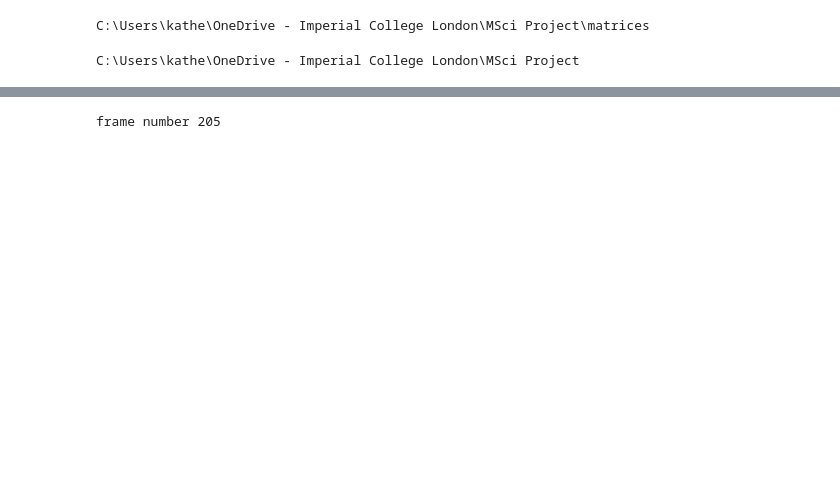
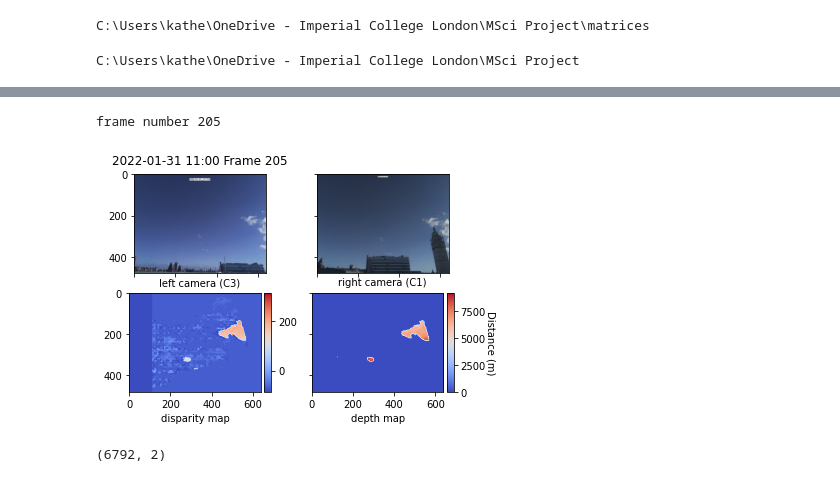
Before and after one commit to kemarrow/cloud-stereo-new, a Jupyter notebook: UndistortRectifySingleWorldCoordinates.ipynb, the cells around one changed output, grey strips where cells are left out. Saved outputs shown, nothing was run; the diff lists cells and outputs as text; code cells hidden in the pictures; blank space fills up the shorter version.

Commit message:
manual estimate of camera matrices

```diff
--- a/UndistortRectifySingleWorldCoordinates.ipynb
+++ b/UndistortRectifySingleWorldCoordinates.ipynb
@@ -226,7 +227,7 @@ def gen_mask(points, imshape, timemask=None):
 
     return mask.transpose()[:, :, None].astype('uint8')
 
-mask_C1 = gen_mask(img1_mask_lowres, (640, 480), timemask=mask_points_time1/2)
+mask_C1 = gen_mask(img1_mask_lowres, (640, 480), timemask=mask_points_time3)
 mask_C3 = gen_mask(img3_mask, (640, 480), timemask=mask_points_time3)
 # %%
 %cd "C:\Users\kathe\OneDrive - Imperial College London\MSci Project\matrices"
@@ -283,11 +284,11 @@ w, h = 640, 480
 #Create stereo matching object and set disparity parameters
 #Note: disparity range is tuned according to specific parameters obtained through trial and error.
 win_size = 8
-min_disp = 1
+min_disp = 0
 max_disp = 7
 num_disp = 16*max_disp - 16*min_disp # Needs to be divisible by 16
 #Create Block matching object.
-stereo = cv.StereoSGBM_create(minDisparity= min_disp,
+stereo = cv.StereoSGBM_create(minDisparity=min_disp,
  numDisparities = num_disp,
  blockSize = 9,
  uniquenessRatio = 13,
@@ -302,8 +303,8 @@ stereo = cv.StereoSGBM_create(minDisparity= min_disp,
 prefix_right = 'tl'
 prefix_left = 'tl4'
 vidfolder = "C:/Users/kathe/OneDrive - Imperial College London/MSci Project/Videos/"
-dtime = '2021-10-03'
-hour = 12
+dtime = '2022-01-31'
+hour = 11
 frame_no = 204
 vidcapR = cv.VideoCapture(f'{vidfolder}/{prefix_right}_{dtime}_{hour:0>2}A.mp4')
 vidcapL = cv.VideoCapture(f'{vidfolder}/{prefix_left}_{dtime}_{hour:0>2}A.mp4')
@@ -313,8 +314,6 @@ if vidcapR.isOpened()== False:
     print("Error opening right camera")
 if vidcapL.isOpened()== False:
     print("Error opening left camera")
-
-fig, ((ax1, ax2), (ax3, ax4)) = plt.subplots(2,2, sharex=True, sharey=True)
 
 vidcapR.set(cv.CAP_PROP_POS_FRAMES,frame_no) # Where frame_no is the frame you want
 vidcapL.set(cv.CAP_PROP_POS_FRAMES,frame_no)
@@ -328,13 +327,18 @@ if successR==True and successL == True:
     vidcapR.release()
     vidcapL.release()
 
+# folder = "C:/Users/kathe/OneDrive - Imperial College London/MSci Project/longExposures/"
+# imgRLarge = cv.imread(folder+'tl_2021-10-30_230002_CAL1.jpg')
+# imgLLarge = cv.imread(folder+'tl4_2021-10-30_230002_CAL1.jpg')
+# imgR = cv.resize(imgRLarge,(640,480),fx=0,fy=0, interpolation = cv.INTER_CUBIC)
+# imgL = cv.resize(imgLLarge,(640,480),fx=0,fy=0, interpolation = cv.INTER_CUBIC)
+
+fig, ((ax1, ax2), (ax3, ax4)) = plt.subplots(2,2, sharex=True, sharey=True)
 ax1.imshow(imgL)
 ax1.set_xlabel('left camera (C3)')
-ax1.set_title(f'{dtime} {hour}am Frame {frame_no+1}', pad=10)
+ax1.set_title(f'{dtime} {hour}:00 Frame {frame_no+1}', pad=10)
 ax2.imshow(imgR)
 ax2.set_xlabel('right camera (C1)')
-imgR = cv.bitwise_and(imgR, imgR, mask=mask_C1)
-imgL = cv.bitwise_and(imgL, imgL, mask=mask_C3)
 
 #assume both images have same height and width
 
@@ -359,13 +363,31 @@ rimgL = cv.remap(imgL, mapLx, mapLy,
                       borderMode=cv.BORDER_CONSTANT,
                       borderValue=(0, 0, 0, 0))
 
+rect_mask_C3 = cv.remap(mask_C3[:,:,0], mapLx, mapLy,
+                            interpolation=cv.INTER_NEAREST,
+                            borderMode=cv.BORDER_CONSTANT,
+                            borderValue=(0, 0, 0, 0))
+
+rect_mask_C1 = cv.remap(mask_C1[:,:,0], mapRx, mapRy,
+                            interpolation=cv.INTER_NEAREST,
+                            borderMode=cv.BORDER_CONSTANT,
+                            borderValue=(0, 0, 0, 0))
+
+rect_mask = rect_mask_C1 & rect_mask_C3
+
+rimgL = cv.bitwise_and(rimgL, rimgL, mask=rect_mask)
+rimgR = cv.bitwise_and(rimgR, rimgR, mask=rect_mask)
+
+
 # compute disparity map for the rectified images
-disparity_map = stereo.compute(rimgL, rimgR).astype(np.float32)
+disparity_map = stereo.compute(rimgL, rimgR).astype(np.float32) - 70
 
-im3d = cv.reprojectImageTo3D(disparity_map/32, Q, handleMissingValues = True)
+
+
+im3d = cv.reprojectImageTo3D((disparity_map)/32, Q, handleMissingValues = True)
 im3d[im3d == np.inf] = 0
-im3d[im3d > 8_000] = 0
-im3d[im3d < -8_000] = 0
+im3d[im3d > 9_000] = 0
+im3d[im3d < -9000] = 0
 im3d[im3d == -np.inf] = 0
 im3d[im3d[:,:,2] == 0] = 0
 im3d[im3d[:,:,1] == 0] = 0
@@ -380,16 +402,18 @@ stereo_z = im3d[:,:,2]
 ### uncomment if you want to mask out sky ###
 rg_ratio1 = rimgR[:, :, 1]/rimgR[:, :, 2]
 skymask_C1 =  mask_C1[:,:,0] & (rg_ratio1<1.1) & (rg_ratio1>0.93)
+
+rg_ratio3 = rimgL[:, :, 1]/rimgL[:, :, 2]
+skymask_C3 =  mask_C3[:,:,0] & (rg_ratio1<1.1) & (rg_ratio1>0.93)
 #depths_skymask = cv.bitwise_and(depths, depths, mask=skymask_C1)
 
 #combine mask1 and mask3 and rectify
-new_mask = mask_C1[:,:,0] & mask_C3[:,:,0]
-disp_mask = cv.remap(skymask_C1, mapLx, mapLy,
+disp_mask = cv.remap(skymask_C3, mapLx, mapLy,
                             interpolation=cv.INTER_NEAREST,
                             borderMode=cv.BORDER_CONSTANT,
                             borderValue=(0, 0, 0, 0))
 
-depths = cv.bitwise_and(depths, depths, mask=disp_mask)
+#depths = cv.bitwise_and(depths, depths, mask=disp_mask)
 
 disp = ax3.imshow(disparity_map,'coolwarm')
 ax3.set_xlabel('disparity map')
@@ -404,7 +428,7 @@ divider2 = make_axes_locatable(ax4)
 cax2 = divider2.append_axes('right', size='5%', pad=0.05)
 cbar2 = fig.colorbar(depth, cax=cax2, orientation='vertical')
 cbar2.set_label('Distance (m)', rotation=270, labelpad=10)
-plt.savefig(f'{dtime}_{hour}_frame_{frame_no+1}_disp_buildingMaskNoZeros.png', bbox_inches='tight')
+# plt.savefig(f'{dtime}_{hour}_frame_{frame_no+1}_disp_buildingMaskNoZeros.png', bbox_inches='tight')
 print('frame number', frame_no+1)
 # %% [output]
 C:\Users\kathe\OneDrive - Imperial College London\MSci Project
@@ -413,4 +435,5 @@ C:\Users\kathe\OneDrive - Imperial College London\MSci Project
 frame number 205
+[figure, added]
 # %%
 import cameratransform as ct
 # Our origin is at camera 3 so we want all the parameters for this camera
@@ -439,17 +519,18 @@ world_coords = []
 heights = []
 for j in range (0,480):
     for i in range (0,640):
-        if 0 < depths[j,i] < 7000:
+        if 0 < depths[j,i] < 50000:
             if stereo_z[j,i] != 0:
                 depth_val.append(depths[j,i])
                 depth_x.append(i)
                 depth_y.append(j)
                 elev = np.arccos(stereo_z[j,i]/depths[j,i])
                 tilt = (np.pi/180) * (camera.tilt_deg - 90)
-                world_coord = camera.gpsFromSpace(np.array([stereo_z[j,i], -stereo_x[j,i], stereo_y[j,i]]))
+                world_coord = cam2worldv2(np.array([stereo_x[j,i], stereo_y[j,i], stereo_z[j,i]]))
+                gps = world2gps(world_coord[0], world_coord[1])
                 height = stereo_z[j,i] * np.tan(tilt + elev) + 46
                 heights.append(height)
-                world_coords.append(world_coord)
+                world_coords.append(gps)
                 space_coord = camera.spaceFromImage([i,j], Z=depths[j,i])
                 space_coords.append(np.array(space_coord))
 
@@ -459,6 +540,10 @@ depth_val = np.array(depth_val)
 space_coords = np.array(space_coords)
 world_coords = np.array(world_coords)
 heights = np.array(heights)
+
+print(world_coords.shape)
+# %% [output]
+(6792, 2)
 # %%
 fig, ax = plt.subplots(1,1)
 ax.set_xlabel('longitude')
```
Also changed, not shown: parts of 14 cells of this notebook, 7 other files.
